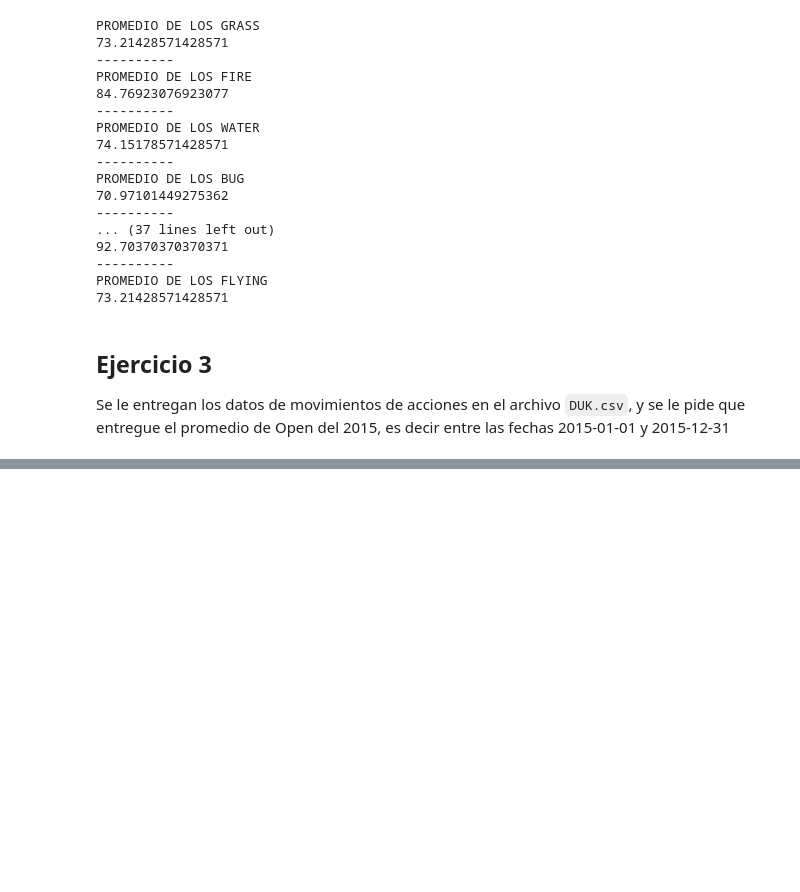
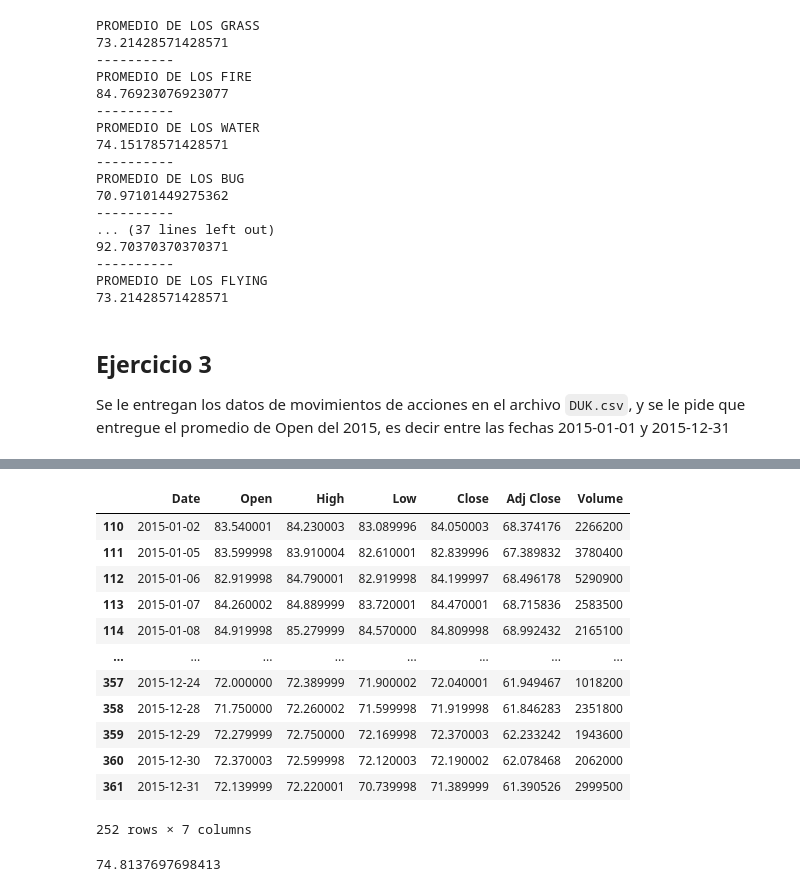
Before and after one commit to GabyLeon10100/MujeresDigitales, a Jupyter notebook: Taller3.ipynb, the cells around one changed output, grey strips where cells are left out. Drawn from its saved outputs; the diff is of its cells as text; code cells hidden in the pictures; blank space fills up the shorter version.

````diff
--- a/Taller3.ipynb
+++ b/Taller3.ipynb
@@ -189,3 +189,7 @@ PROMEDIO DE LOS FLYING
 ## Ejercicio 3
 
 Se le entregan los datos de movimientos de acciones en el archivo ```DUK.csv```, y se le pide que entregue el promedio de Open del 2015, es decir entre las fechas 2015-01-01 y 2015-12-31
+# %%
+#Traemos el archivo "DUK.csv"
+from google.colab import files
+uploaded = files.upload()
@@ -191,0 +199,5 @@
+# %%
+#Mostramos el archivo
+import io
+df_duk = pd.read_csv(io.BytesIO(uploaded['DUK.csv']), sep=",")
+df_duk.head(10)
@@ -191,0 +216,4 @@
+# %%
+#Creamos la mascara con los filtros que deseamos
+mask = (df_duk['Date'] >= '2015-01-01') & (df_duk['Date'] <= '2015-12-31')
+mask
@@ -191,0 +233,23 @@
+# %%
+#Definimos el valor de df_duck con el filtro (solo del año 2015)
+df_duck = df_duk[mask]
+df_duck
+# %% [output]
+|  | Date | Open | High | Low | Close | Adj Close | Volume |
+| 110 | 2015-01-02 | 83.540001 | 84.230003 | 83.089996 | 84.050003 | 68.374176 | 2266200 |
+| 111 | 2015-01-05 | 83.599998 | 83.910004 | 82.610001 | 82.839996 | 67.389832 | 3780400 |
+| 112 | 2015-01-06 | 82.919998 | 84.790001 | 82.919998 | 84.199997 | 68.496178 | 5290900 |
+| 113 | 2015-01-07 | 84.260002 | 84.889999 | 83.720001 | 84.470001 | 68.715836 | 2583500 |
+| 114 | 2015-01-08 | 84.919998 | 85.279999 | 84.570000 | 84.809998 | 68.992432 | 2165100 |
+| ... | ... | ... | ... | ... | ... | ... | ... |
+| 357 | 2015-12-24 | 72.000000 | 72.389999 | 71.900002 | 72.040001 | 61.949467 | 1018200 |
+| 358 | 2015-12-28 | 71.750000 | 72.260002 | 71.599998 | 71.919998 | 61.846283 | 2351800 |
+| 359 | 2015-12-29 | 72.279999 | 72.750000 | 72.169998 | 72.370003 | 62.233242 | 1943600 |
+| 360 | 2015-12-30 | 72.370003 | 72.599998 | 72.120003 | 72.190002 | 62.078468 | 2062000 |
+| 361 | 2015-12-31 | 72.139999 | 72.220001 | 70.739998 | 71.389999 | 61.390526 | 2999500 |
+252 rows × 7 columns
+# %%
+# Sacamos el promedio de la columna open
+df_duck['Open'].mean()
+# %% [output]
+74.8137697698413
````
Also changed, not shown: parts of 3 cells of this notebook.
